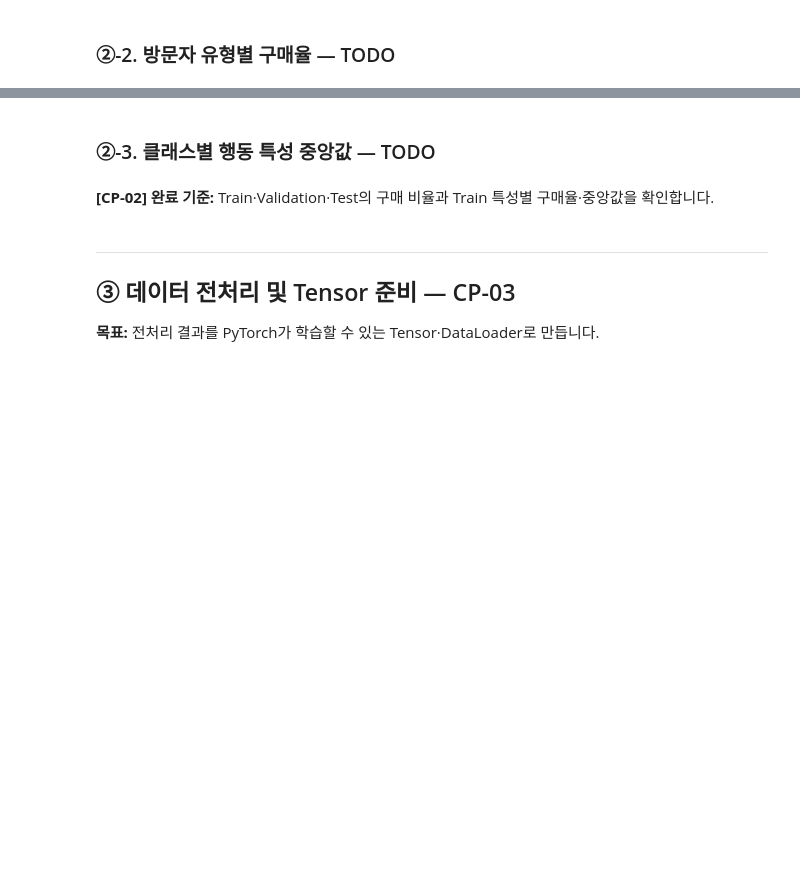
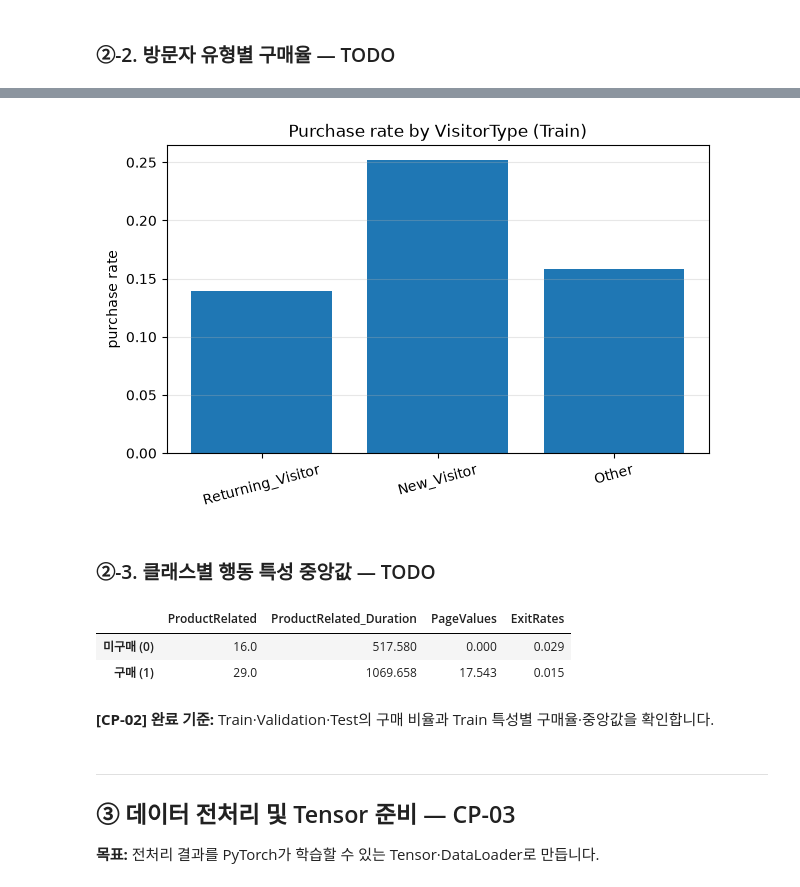
Before and after one commit to lgeew/ai-mini-projects, a Jupyter notebook: mini-project-01/code/02_classification_online_shopping.ipynb, the cells around one changed output, grey strips where cells are left out. Cells and saved outputs as stored; diff of their text form; code cells hidden in the pictures; blank space fills up the shorter version.

```diff
--- a/mini-project-01/code/02_classification_online_shopping.ipynb
+++ b/mini-project-01/code/02_classification_online_shopping.ipynb
@@ -211,0 +192,20 @@ assert set(X_valid.index).isdisjoint(X_test.index)
+# %%
+# TODO 2-2. stratify를 사용하여 Train 70%, Validation 15%, Test 15%로 나눕니다.
+# 1) 전체 데이터의 15%를 Test로 분리
+# 2) 나머지에서 0.15/0.85 비율을 Validation으로 분리
+# random_state=SEED를 두 번 모두 지정합니다.
+X_dev, X_test, y_dev, y_test = train_test_split(X, y, test_size=0.15, stratify=y, random_state=SEED)
+X_train, X_valid, y_train, y_valid = train_test_split(X_dev, y_dev, test_size=0.15 / 0.85, stratify=y_dev, random_state=SEED)
+
+# [공통] 분할 검증
+for name, xx, yy in [
+    ("Train", X_train, y_train),
+    ("Validation", X_valid, y_valid),
+    ("Test", X_test, y_test),
+]:
+    print(f"{name:<11} rows={len(xx):>5}  purchase_rate={yy.mean():.2%}")
+
+assert len(X_train) + len(X_valid) + len(X_test) == len(df)
+assert set(X_train.index).isdisjoint(X_valid.index)
+assert set(X_train.index).isdisjoint(X_test.index)
+assert set(X_valid.index).isdisjoint(X_test.index)
@@ -218,15 +222,5 @@ train_view[TARGET] = y_train
 
 # TODO 2-3. VisitorType별 세션 수(sessions)와 구매율(purchase_rate)을 계산합니다.
 # 힌트: groupby(), agg(), sort_values()
-visitor_rate = ...
+visitor_rate = train_view.groupby("VisitorType").agg(sessions=("VisitorType", "count"), purchase_rate=(TARGET, "mean")).sort_values(by="sessions", ascending=False)
 display(visitor_rate)
-
-plt.figure(figsize=(7, 4))
-# TODO 2-4. 방문자 유형별 구매율을 막대그래프로 나타냅니다.
-# 힌트: plt.bar(visitor_rate.index.astype(str), visitor_rate["purchase_rate"])
-...
-plt.ylabel("purchase rate")
-plt.title("Purchase rate by VisitorType (Train)")
-plt.xticks(rotation=15)
-plt.grid(axis="y", alpha=0.3)
-plt.show()
@@ -233,3 +233,15 @@ plt.show()
+# %%
+plt.figure(figsize=(7, 4))
+# TODO 2-4. 방문자 유형별 구매율을 막대그래프로 나타냅니다.
+# 힌트: plt.bar(visitor_rate.index.astype(str), visitor_rate["purchase_rate"])
+plt.bar(visitor_rate.index.astype(str), visitor_rate["purchase_rate"])
+plt.ylabel("purchase rate")
+plt.title("Purchase rate by VisitorType (Train)")
+plt.xticks(rotation=15)
+plt.grid(axis="y", alpha=0.3)
+plt.show()
+# %% [output]
+[figure, added]
 # %% [markdown]
 ### ②-3. 클래스별 행동 특성 중앙값 — TODO
 # %%
@@ -238,11 +250,15 @@ compare_cols = ["ProductRelated", "ProductRelated_Duration", "PageValues", "Exit
 
 # TODO 2-5. Revenue별 compare_cols 중앙값을 계산합니다.
 # 힌트: groupby(TARGET)[compare_cols].median()
-median_by_class = ...
+median_by_class = train_view.groupby(TARGET)[compare_cols].median()
 
 # [공통] 결과 표시
 median_by_class.index = ["미구매 (0)", "구매 (1)"]
 display(median_by_class.round(3))
+# %% [output]
+|  | ProductRelated | ProductRelated_Duration | PageValues | ExitRates |
+| 미구매 (0) | 16.0 | 517.580 | 0.000 | 0.029 |
+| 구매 (1) | 29.0 | 1069.658 | 17.543 | 0.015 |
 # %% [markdown]
 **[CP-02] 완료 기준:** Train·Validation·Test의 구매 비율과 Train 특성별 구매율·중앙값을 확인합니다.
 # %% [markdown]
```
Also changed, not shown: parts of 3 cells of this notebook.
